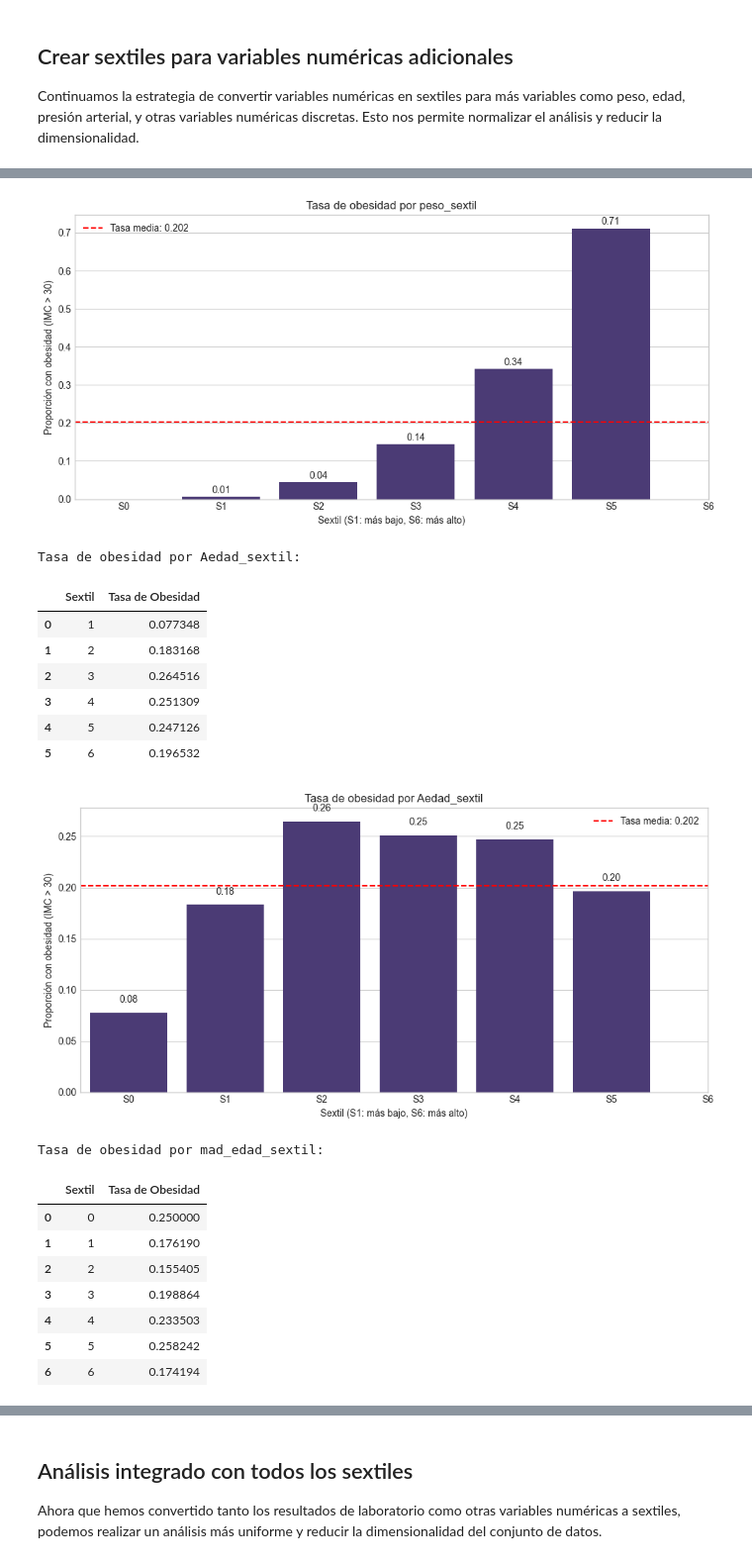
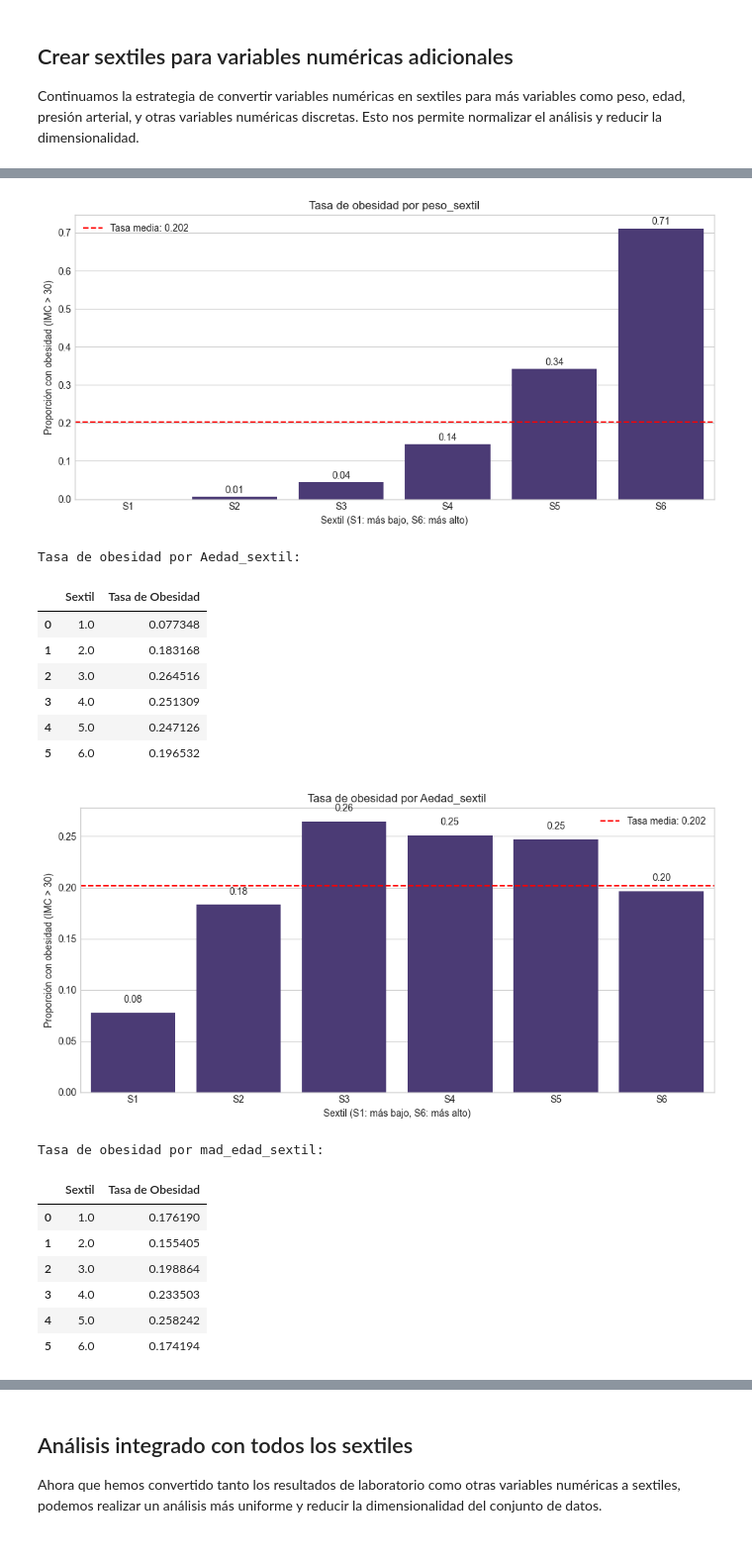
Before and after one commit to ThanosDrossos/MineriaDatosUNAM, a Jupyter notebook: code/proyecto final/bayes_ejercicio.ipynb, the cells around one changed output, grey strips where cells are left out. Shown at 99% size. Saved outputs shown, nothing was run; the diff lists cells and outputs as text; code cells hidden in the pictures.

```diff
--- a/code/proyecto final/bayes_ejercicio.ipynb
+++ b/code/proyecto final/bayes_ejercicio.ipynb
@@ -137,11 +137,11 @@ variables_excluidas = [
     'Apuesto', 'Aestado', 'tom_muest', 'id_fleb', 'id_med', 'id_medp',
     'id_medt', 'dia', 'mes', 'anio', 'leje_otroe', 'mcam_otroe', 'otro_act_e',
     'otro1_es', 'otro5_es', 'otro10_es', 'otro20_es', 'otro30_es',
+    'id_sobrsoc', 'min_proc', 'grad', 'pos', 'rep', 'dia_proc', 'mes_proc', 'hora_proc',
+    'mas_otrosp',
     # También excluimos variables relacionadas con la obesidad/IMC para evitar fugas de datos
     'imc_calculado', 'estatura_m', 'imc', 'imc_nmin', 'imc_nmax', 'imc_obes', 'AIMC',
-    'dich_obes', 'nr_imcobes', 'nr_porobes', 'por_obes',
-    # También excluimos variables de fecha y hora de procedimiento
-    'dia_proc', 'mes_proc', 'hora_proc', 'min_proc'
+    'dich_obes', 'nr_imcobes', 'nr_porobes', 'por_obes'
 ]
 
 # Seleccionar variables potencialmente predictivas
@@ -307,7 +388,8 @@ def create_lab_sextiles(df, lab_variables):
 
             # Crear columna de sextil para cada laboratorio
             sextile_col = f"{lab}_sextil"
-            df[sextile_col] = 0  # Por defecto, sextil 0 (valores que no se pueden clasificar)
+            # Iniciar como NaN en lugar de 0 para evitar confusión con sextil 0
+            df[sextile_col] = np.nan
 
             # Asignar sextil a cada valor
             for i in range(5):
@@ -352,8 +434,9 @@ print("\nDistribución de obesidad por sextil de variables de laboratorio:")
 for lab in lab_variables:
     sextile_col = f"{lab}_sextil"
     if sextile_col in df_clean.columns:
-        # Calcular tasa de obesidad por sextil
-        obesity_rates = df_clean.groupby(sextile_col)['obesidad'].mean().reset_index()
+        # Calcular tasa de obesidad por sextil, eliminando valores nulos o cero
+        # Filtramos para mostrar solo sextiles 1-6 (valores válidos)
+        obesity_rates = df_clean[df_clean[sextile_col].between(1, 6)].groupby(sextile_col)['obesidad'].mean().reset_index()
         obesity_rates.columns = ['Sextil', 'Tasa de Obesidad']
         print(f"\nTasa de obesidad por sextil de {lab}:")
         display(obesity_rates)
@@ -365,7 +448,7 @@ for lab in lab_variables:
         plt.axhline(y=df_clean['obesidad'].mean(), color='r', linestyle='--',
                    label=f'Tasa media: {df_clean["obesidad"].mean():.3f}')
         plt.legend()
-        plt.xticks(range(7), [f'S{i}' for i in range(7)])
+        plt.xticks(range(6), [f'S{i+1}' for i in range(6)])  # Solo mostrar S1 a S6
         plt.xlabel('Sextil (S1: más bajo, S6: más alto)')
         plt.ylabel('Proporción con obesidad (IMC > 30)')
         plt.tight_layout()
@@ -443,7 +522,7 @@ additional_sextile_groups = {
     'Abuelos': ['mlito_edad', 'mlita_edad', 'plito_edad', 'plita_edad'],
     'Amigos': ['ami1_edad'],
     'Hábitos': ['alc', 'tpoalc', 'cigarros', 'fuma_act', 'duerme'],
-    'Peso': ['peso_act', 'peso1', 'peso5', 'peso10', 'peso_edes', 'AIMC']
+    'Peso': ['peso_act', 'peso1', 'peso5', 'peso10', 'peso_edes']
 }
 
 # Acumular todas las variables para convertir a sextiles
@@ -475,8 +554,8 @@ def create_general_sextiles(df, variables, min_non_null=6):
                         print(f"Saltando {var}: insuficiente variabilidad para sextiles")
                         continue
 
-                    # Crear columna de sextil
-                    df[sextile_col] = 0  # Valor predeterminado
+                    # Crear columna de sextil, inicializar con NaN
+                    df[sextile_col] = np.nan
 
                     # Asignar sextil a cada valor
                     for i in range(5):
@@ -532,8 +611,8 @@ print(f"Número actualizado de variables predictoras: {len(variables_predictoras
 key_vars = ['peso_sextil', 'sistolica_sextil', 'Aedad_sextil', 'alc_sextil', 'mad_edad_sextil']
 for sextile_col in key_vars:
     if sextile_col in df_clean.columns:
-        # Calcular tasa de obesidad por sextil
-        obesity_rates = df_clean.groupby(sextile_col)['obesidad'].mean().reset_index()
+        # Calcular tasa de obesidad por sextil, filtrando sólo sextiles válidos (1-6)
+        obesity_rates = df_clean[df_clean[sextile_col].between(1, 6)].groupby(sextile_col)['obesidad'].mean().reset_index()
         obesity_rates.columns = ['Sextil', 'Tasa de Obesidad']
         print(f"\nTasa de obesidad por {sextile_col}:")
         display(obesity_rates)
@@ -553,7 +632,7 @@ for sextile_col in key_vars:
                        f'{height:.2f}', ha='center')
 
         plt.legend()
-        plt.xticks(range(7), [f'S{i}' for i in range(7)])
+        plt.xticks(range(6), [f'S{i+1}' for i in range(6)])  # Solo mostrar S1 a S6
         plt.xlabel('Sextil (S1: más bajo, S6: más alto)')
         plt.ylabel('Proporción con obesidad (IMC > 30)')
         plt.tight_layout()
@@ -586,19 +665,18 @@ Tasa de obesidad por peso_sextil:
-[figure, old version]
+[figure, new version]
 Tasa de obesidad por Aedad_sextil:
 |  | Sextil | Tasa de Obesidad |
-| 0 | 1 | 0.077348 |
-| 1 | 2 | 0.183168 |
-| 2 | 3 | 0.264516 |
-| 3 | 4 | 0.251309 |
-| 4 | 5 | 0.247126 |
-| 5 | 6 | 0.196532 |
+| 0 | 1.0 | 0.077348 |
+| 1 | 2.0 | 0.183168 |
+| 2 | 3.0 | 0.264516 |
+| 3 | 4.0 | 0.251309 |
+| 4 | 5.0 | 0.247126 |
+| 5 | 6.0 | 0.196532 |
-[figure, old version]
+[figure, new version]
 Tasa de obesidad por mad_edad_sextil:
 |  | Sextil | Tasa de Obesidad |
-| 0 | 0 | 0.250000 |
-| 1 | 1 | 0.176190 |
-| 2 | 2 | 0.155405 |
-| 3 | 3 | 0.198864 |
-| 4 | 4 | 0.233503 |
-| 5 | 5 | 0.258242 |
-| 6 | 6 | 0.174194 |
+| 0 | 1.0 | 0.176190 |
+| 1 | 2.0 | 0.155405 |
+| 2 | 3.0 | 0.198864 |
+| 3 | 4.0 | 0.233503 |
+| 4 | 5.0 | 0.258242 |
+| 5 | 6.0 | 0.174194 |
```
Also changed, not shown: parts of 28 cells of this notebook.
